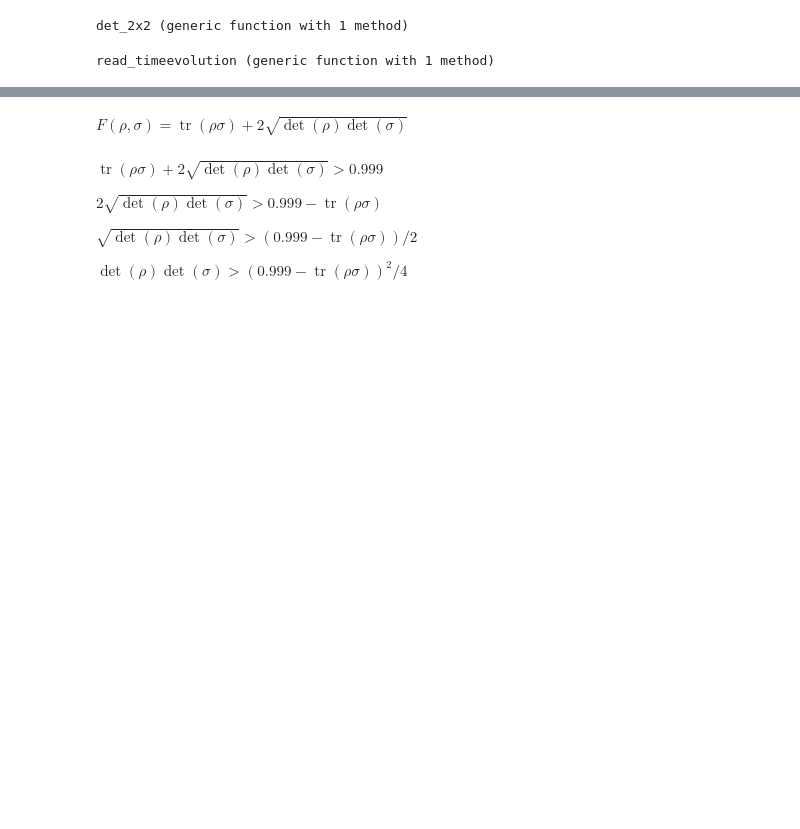
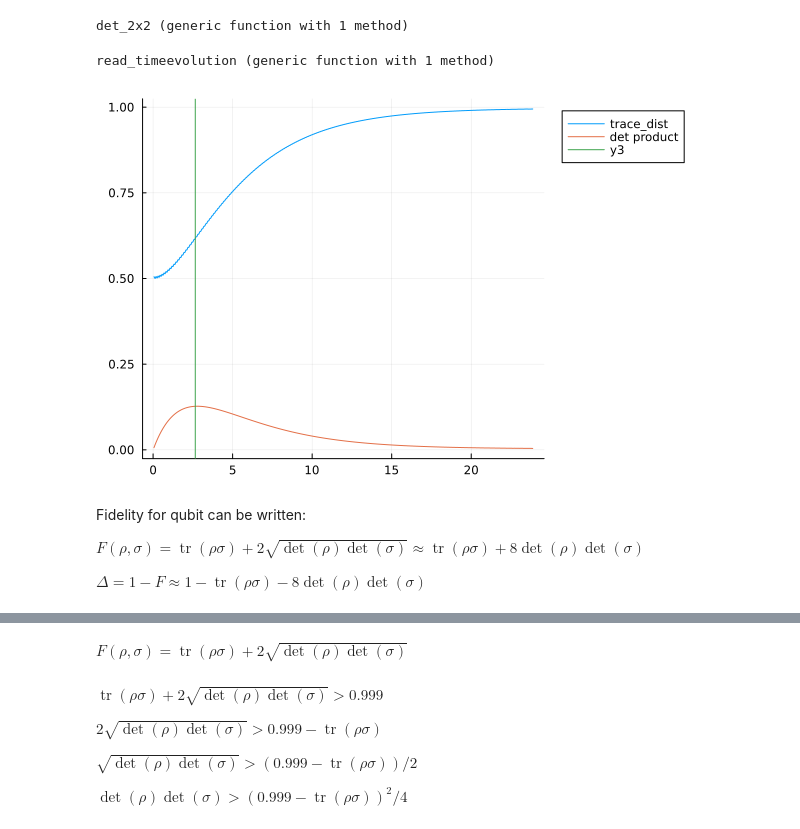
Before and after one commit to zpopovych/OQSID-thesis, a Jupyter notebook: BlackBox/Qubit_Fidelity.ipynb, the cells around one changed output, grey strips where cells are left out. Drawn from its saved outputs; the diff is of its cells as text; code cells hidden in the pictures; blank space fills up the shorter version.

```diff
--- a/BlackBox/Qubit_Fidelity.ipynb
+++ b/BlackBox/Qubit_Fidelity.ipynb
@@ -53,3 +53,24 @@ tᵍ, ρᵍ = read_timeevolution(file_name, "B1", γ)
 tᵉ, ρᵉ = read_timeevolution(file_name, "B2", γ)
 tˣ, ρˣ = read_timeevolution(file_name, "B3", γ)
 tʸ, ρʸ = read_timeevolution(file_name, "B4", γ);
+# %%
+trace_sim = [abs(tr(ρ*σ)) for (ρ, σ) in zip(ρˣ,ρʸ)]
+det_sim = [2*sqrt(abs(det(ρ)*det(σ))) for (ρ, σ) in zip(ρˣ,ρʸ)]
+det2_sim = [abs(det(ρ)*det(σ)) for (ρ, σ) in zip(ρˣ,ρʸ)]
+
+delta = [1 + abs(tr(ρ*σ)) - abs(det(ρ)*det(σ)) for (ρ, σ) in zip(ρˣ,ρʸ)]
+
+fid = trace_sim + det_sim
+infid = [1-f for f in fid]
+
+plot(tˣ, trace_sim,  label = "trace_dist")
+plot!(tˣ, det_sim, label = "det product",legend = :outertopright)
+vline!([2*real(1/γᶠ)/3])
+# %% [output]
+[figure, added]
+# %% [markdown]
+Fidelity for qubit can be written:
+
+$F(\rho, \sigma) = \operatorname{tr}(\rho \sigma) + 2\sqrt{\det(\rho) \det(\sigma)} \approx \operatorname{tr}(\rho \sigma) + 8\det(\rho) \det(\sigma)$
+
+$\Delta = 1-F \approx 1 - \operatorname{tr}(\rho \sigma) - 8\det(\rho) \det(\sigma)$
```
Also changed, not shown: parts of 14 cells of this notebook, 8 other files.
